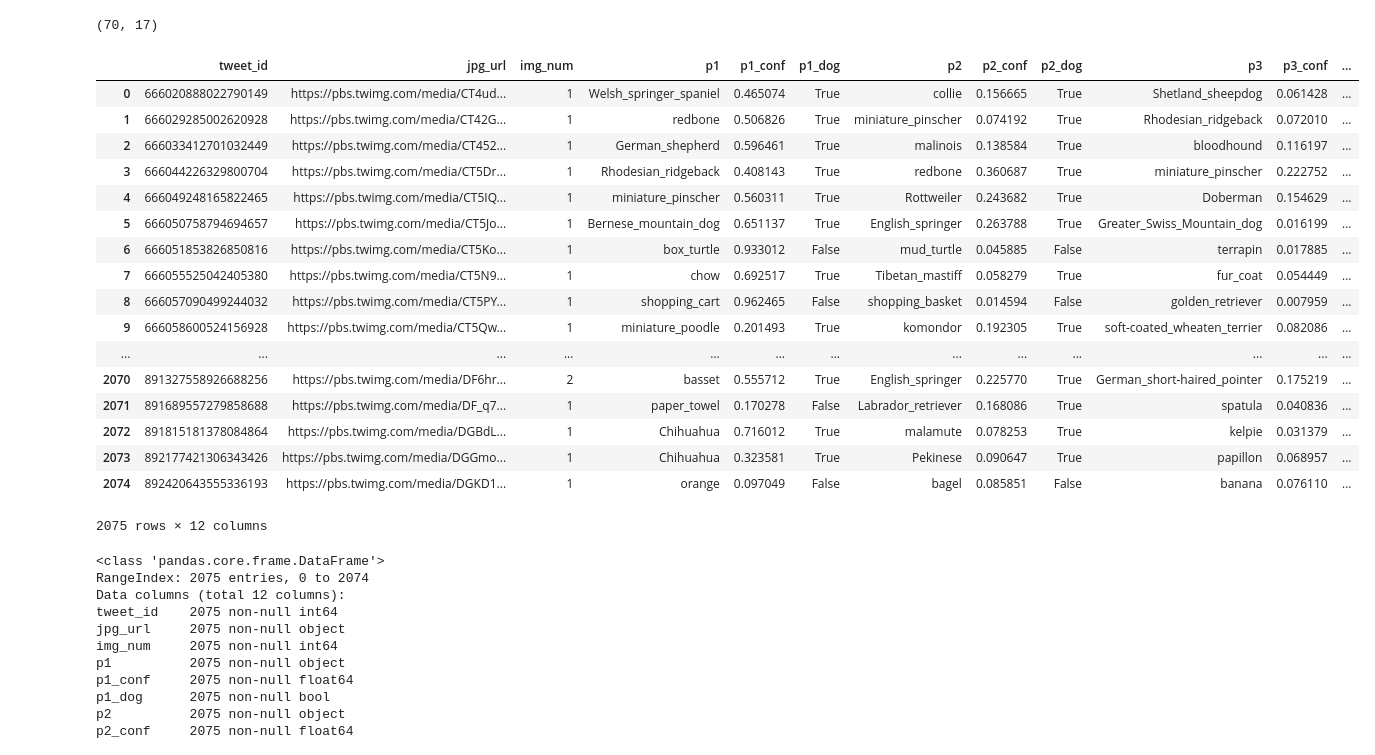
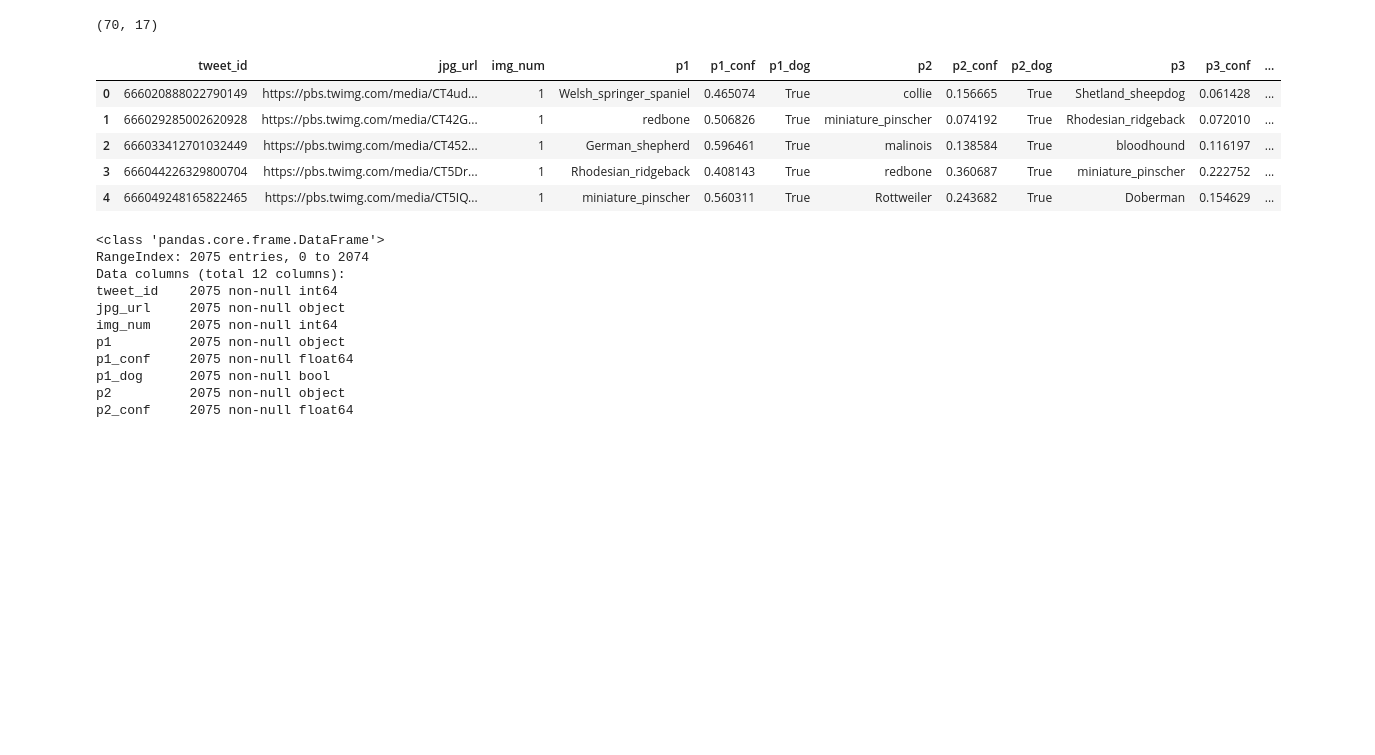
Before and after one commit to xie-li/Udacity-DAND, a Jupyter notebook: Advance/P2/wrangling_act.ipynb, the cells around one changed output. Saved outputs shown, nothing was run; the diff lists cells and outputs as text; code cells hidden in the pictures; blank space fills up the shorter version.

```diff
--- a/Advance/P2/wrangling_act.ipynb
+++ b/Advance/P2/wrangling_act.ipynb
@@ -196,26 +197,14 @@ twitter_archive.query('name == "a" or name == "an" or name == "the" ').shape
 # %% [output]
 (70, 17)
 # %%
-image_predict
+image_predict.head()
 # %% [output]
 |  | tweet_id | jpg_url | img_num | p1 | p1_conf | p1_dog | p2 | p2_conf | p2_dog | p3 | p3_conf | ... |
 | 0 | 666020888022790149 | https://pbs.twimg.com/media/CT4ud... | 1 | Welsh_springer_spaniel | 0.465074 | True | collie | 0.156665 | True | Shetland_sheepdog | 0.061428 | ... |
 | 1 | 666029285002620928 | https://pbs.twimg.com/media/CT42G... | 1 | redbone | 0.506826 | True | miniature_pinscher | 0.074192 | True | Rhodesian_ridgeback | 0.072010 | ... |
 | 2 | 666033412701032449 | https://pbs.twimg.com/media/CT452... | 1 | German_shepherd | 0.596461 | True | malinois | 0.138584 | True | bloodhound | 0.116197 | ... |
 | 3 | 666044226329800704 | https://pbs.twimg.com/media/CT5Dr... | 1 | Rhodesian_ridgeback | 0.408143 | True | redbone | 0.360687 | True | miniature_pinscher | 0.222752 | ... |
 | 4 | 666049248165822465 | https://pbs.twimg.com/media/CT5IQ... | 1 | miniature_pinscher | 0.560311 | True | Rottweiler | 0.243682 | True | Doberman | 0.154629 | ... |
-| 5 | 666050758794694657 | https://pbs.twimg.com/media/CT5Jo... | 1 | Bernese_mountain_dog | 0.651137 | True | English_springer | 0.263788 | True | Greater_Swiss_Mountain_dog | 0.016199 | ... |
-| 6 | 666051853826850816 | https://pbs.twimg.com/media/CT5Ko... | 1 | box_turtle | 0.933012 | False | mud_turtle | 0.045885 | False | terrapin | 0.017885 | ... |
-| 7 | 666055525042405380 | https://pbs.twimg.com/media/CT5N9... | 1 | chow | 0.692517 | True | Tibetan_mastiff | 0.058279 | True | fur_coat | 0.054449 | ... |
-| 8 | 666057090499244032 | https://pbs.twimg.com/media/CT5PY... | 1 | shopping_cart | 0.962465 | False | shopping_basket | 0.014594 | False | golden_retriever | 0.007959 | ... |
-| 9 | 666058600524156928 | https://pbs.twimg.com/media/CT5Qw... | 1 | miniature_poodle | 0.201493 | True | komondor | 0.192305 | True | soft-coated_wheaten_terrier | 0.082086 | ... |
-| ... | ... | ... | ... | ... | ... | ... | ... | ... | ... | ... | ... | ... |
-| 2070 | 891327558926688256 | https://pbs.twimg.com/media/DF6hr... | 2 | basset | 0.555712 | True | English_springer | 0.225770 | True | German_short-haired_pointer | 0.175219 | ... |
-| 2071 | 891689557279858688 | https://pbs.twimg.com/media/DF_q7... | 1 | paper_towel | 0.170278 | False | Labrador_retriever | 0.168086 | True | spatula | 0.040836 | ... |
-| 2072 | 891815181378084864 | https://pbs.twimg.com/media/DGBdL... | 1 | Chihuahua | 0.716012 | True | malamute | 0.078253 | True | kelpie | 0.031379 | ... |
-| 2073 | 892177421306343426 | https://pbs.twimg.com/media/DGGmo... | 1 | Chihuahua | 0.323581 | True | Pekinese | 0.090647 | True | papillon | 0.068957 | ... |
-| 2074 | 892420643555336193 | https://pbs.twimg.com/media/DGKD1... | 1 | orange | 0.097049 | False | bagel | 0.085851 | False | banana | 0.076110 | ... |
-2075 rows × 12 columns
 # %%
 image_predict.info()
 # %% [output]
```
Also changed, not shown: parts of 101 cells of this notebook, 3 other files.
